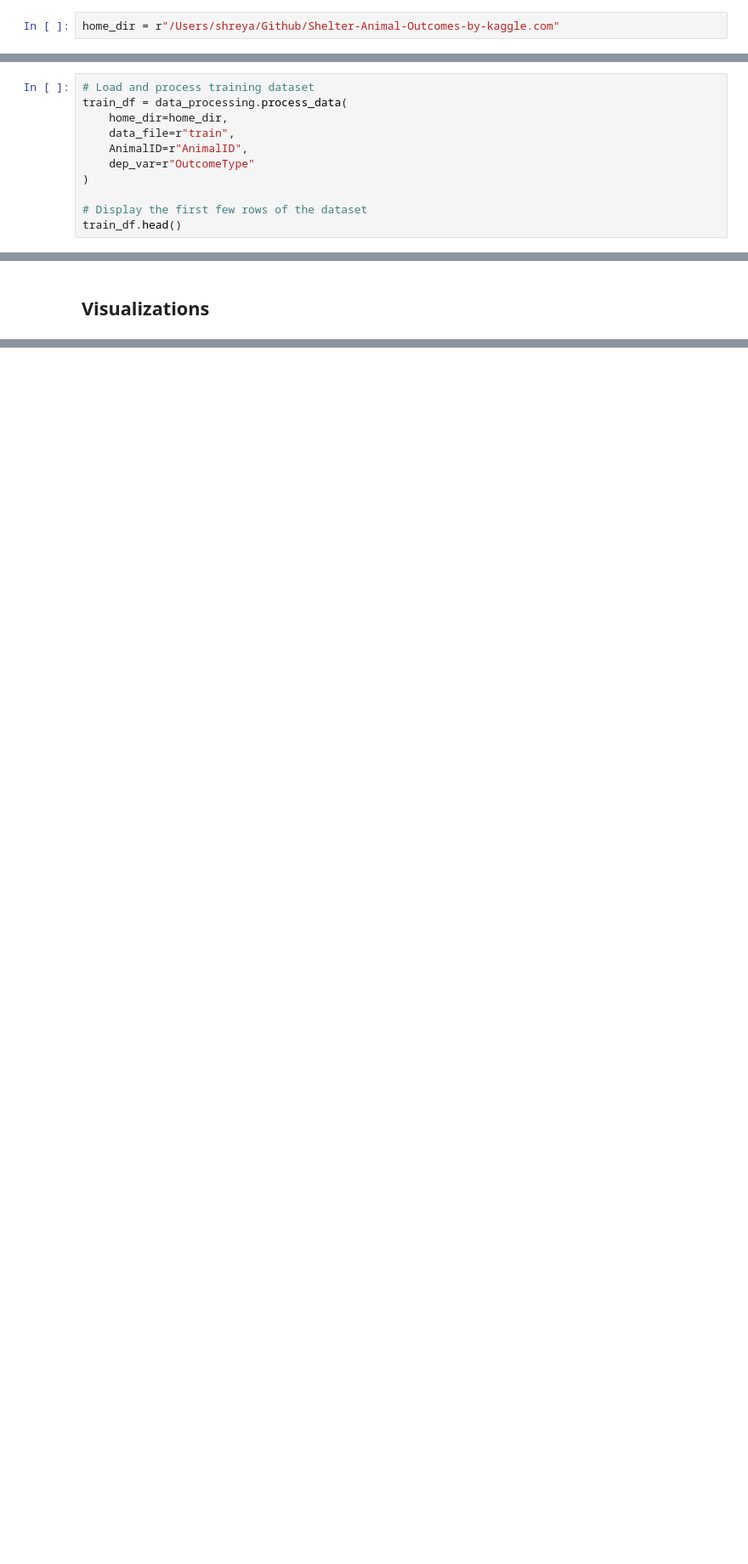
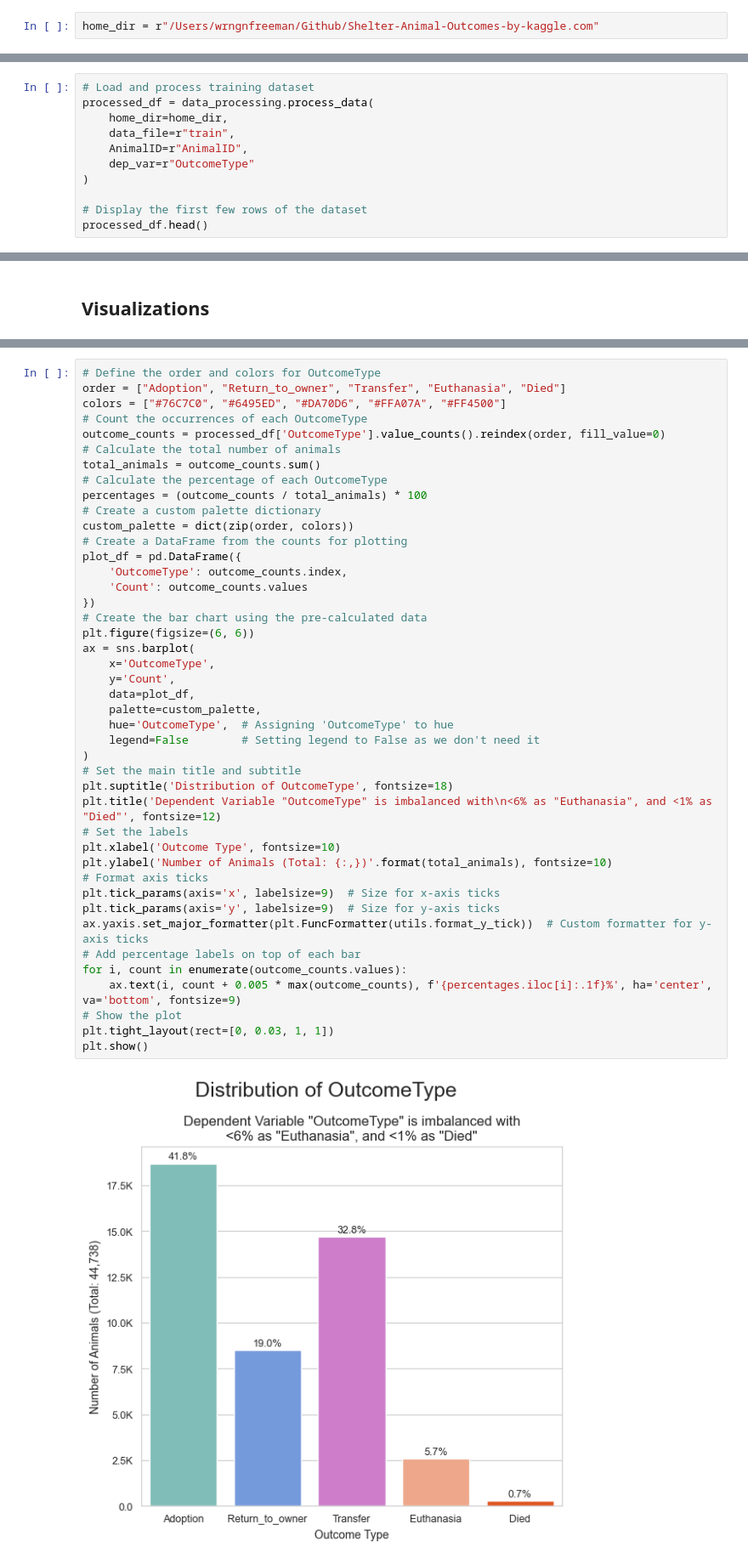
Before and after one commit to sandeepsanyal/Shelter-Animal-Outcomes, a Jupyter notebook: notebooks/exploratory_analysis.ipynb, the cells around one changed output, grey strips where cells are left out. Shown at 85% size. Drawn from its saved outputs; the diff is of its cells as text; blank space fills up the shorter version.

```diff
--- a/notebooks/exploratory_analysis.ipynb
+++ b/notebooks/exploratory_analysis.ipynb
@@ -5,7 +5,7 @@ This notebook is used for performing exploratory data analysis on the training d
 # %% [markdown]
 <h4>Enter your computer's home firectory</h4>
 # %%
-home_dir = r"/Users/shreya/Github/Shelter-Animal-Outcomes-by-kaggle.com"
+home_dir = r"/Users/wrngnfreeman/Github/Shelter-Animal-Outcomes-by-kaggle.com"
 # %% [markdown]
 ## Import required modules
 # %%
@@ -23,7 +23,7 @@ sns.set_style('whitegrid')
 ## Load Training dataset
 # %%
 # Load and process training dataset
-train_df = data_processing.process_data(
+processed_df = data_processing.process_data(
     home_dir=home_dir,
     data_file=r"train",
     AnimalID=r"AnimalID",
@@ -31,5 +31,5 @@ train_df = data_processing.process_data(
 )
 
 # Display the first few rows of the dataset
-train_df.head()
+processed_df.head()
 # %% [output]
@@ -97,0 +46,45 @@ KeyError: 'Breed'
+# %%
+# Define the order and colors for OutcomeType
+order = ["Adoption", "Return_to_owner", "Transfer", "Euthanasia", "Died"]
+colors = ["#76C7C0", "#6495ED", "#DA70D6", "#FFA07A", "#FF4500"]
+# Count the occurrences of each OutcomeType
+outcome_counts = processed_df['OutcomeType'].value_counts().reindex(order, fill_value=0)
+# Calculate the total number of animals
+total_animals = outcome_counts.sum()
+# Calculate the percentage of each OutcomeType
+percentages = (outcome_counts / total_animals) * 100
+# Create a custom palette dictionary
+custom_palette = dict(zip(order, colors))
+# Create a DataFrame from the counts for plotting
+plot_df = pd.DataFrame({
+    'OutcomeType': outcome_counts.index,
+    'Count': outcome_counts.values
+})
+# Create the bar chart using the pre-calculated data
+plt.figure(figsize=(6, 6))
+ax = sns.barplot(
+    x='OutcomeType',
+    y='Count',
+    data=plot_df,
+    palette=custom_palette,
+    hue='OutcomeType',  # Assigning 'OutcomeType' to hue
+    legend=False        # Setting legend to False as we don't need it
+)
+# Set the main title and subtitle
+plt.suptitle('Distribution of OutcomeType', fontsize=18)
+plt.title('Dependent Variable "OutcomeType" is imbalanced with\n<6% as "Euthanasia", and <1% as "Died"', fontsize=12)
+# Set the labels
+plt.xlabel('Outcome Type', fontsize=10)
+plt.ylabel('Number of Animals (Total: {:,})'.format(total_animals), fontsize=10)
+# Format axis ticks
+plt.tick_params(axis='x', labelsize=9)  # Size for x-axis ticks
+plt.tick_params(axis='y', labelsize=9)  # Size for y-axis ticks
+ax.yaxis.set_major_formatter(plt.FuncFormatter(utils.format_y_tick))  # Custom formatter for y-axis ticks
+# Add percentage labels on top of each bar
+for i, count in enumerate(outcome_counts.values):
+    ax.text(i, count + 0.005 * max(outcome_counts), f'{percentages.iloc[i]:.1f}%', ha='center', va='bottom', fontsize=9)
+# Show the plot
+plt.tight_layout(rect=[0, 0.03, 1, 1])
+plt.show()
+# %% [output]
+[figure, added]
```
Also changed, not shown: parts of 10 cells of this notebook, 3 other files.
